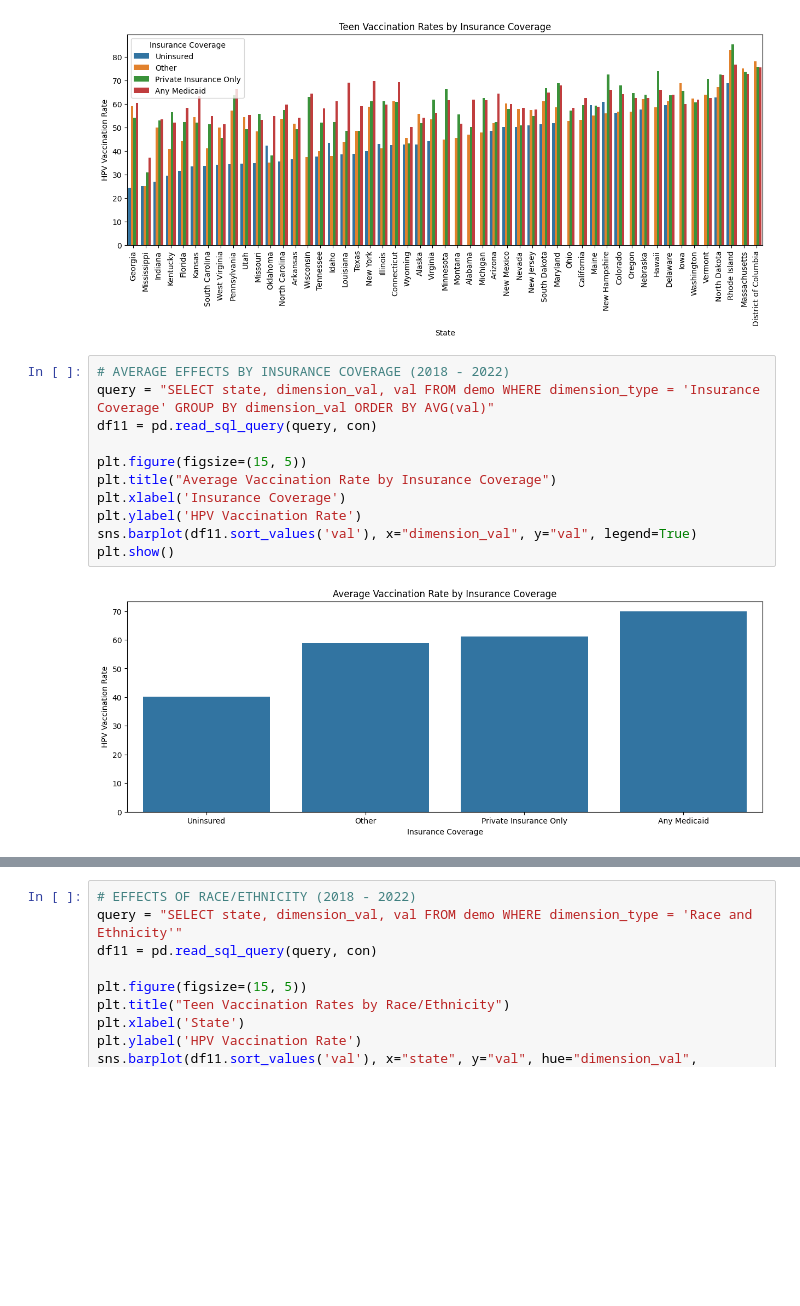
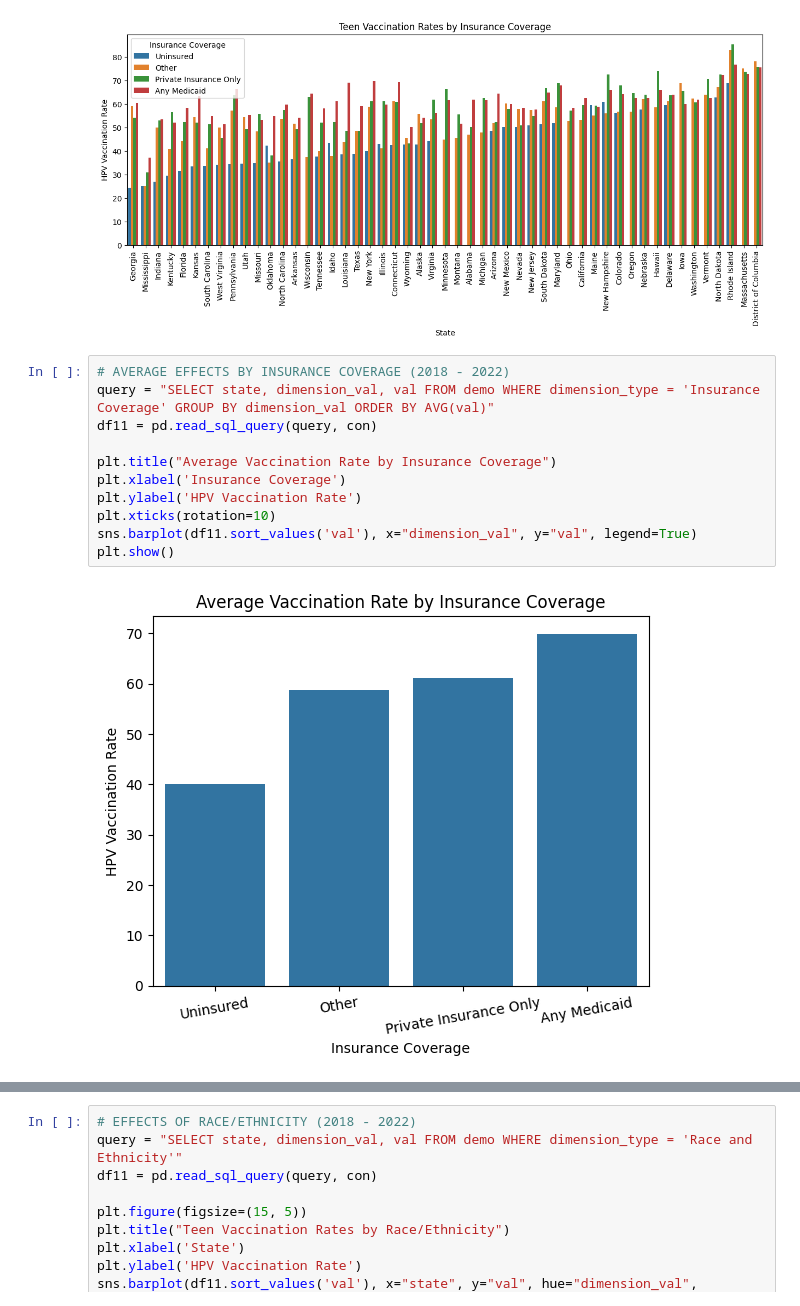
Before and after one commit to maya-papaya/ads1-cervical-cancer-analysis, a Jupyter notebook: First Semester Project: Analysis, Exploration, & Visualization (4).ipynb, the cells around one changed output, grey strips where cells are left out. Drawn from its saved outputs; the diff is of its cells as text; blank space fills up the shorter version.

```diff
--- a/First Semester Project: Analysis, Exploration, & Visualization (4).ipynb
+++ b/First Semester Project: Analysis, Exploration, & Visualization (4).ipynb
@@ -416,13 +505,13 @@ plt.show()
 # %%
 # AVERAGE EFFECTS BY INSURANCE COVERAGE (2018 - 2022)
 query = "SELECT state, dimension_val, val FROM demo WHERE dimension_type = 'Insurance Coverage' GROUP BY dimension_val ORDER BY AVG(val)"
 df11 = pd.read_sql_query(query, con)
 
-plt.figure(figsize=(15, 5))
 plt.title("Average Vaccination Rate by Insurance Coverage")
 plt.xlabel('Insurance Coverage')
 plt.ylabel('HPV Vaccination Rate')
+plt.xticks(rotation=10)
 sns.barplot(df11.sort_values('val'), x="dimension_val", y="val", legend=True)
 plt.show()
 # %% [output]
-[figure, old version]
+[figure, new version]
```
Also changed, not shown: parts of 20 cells of this notebook.
